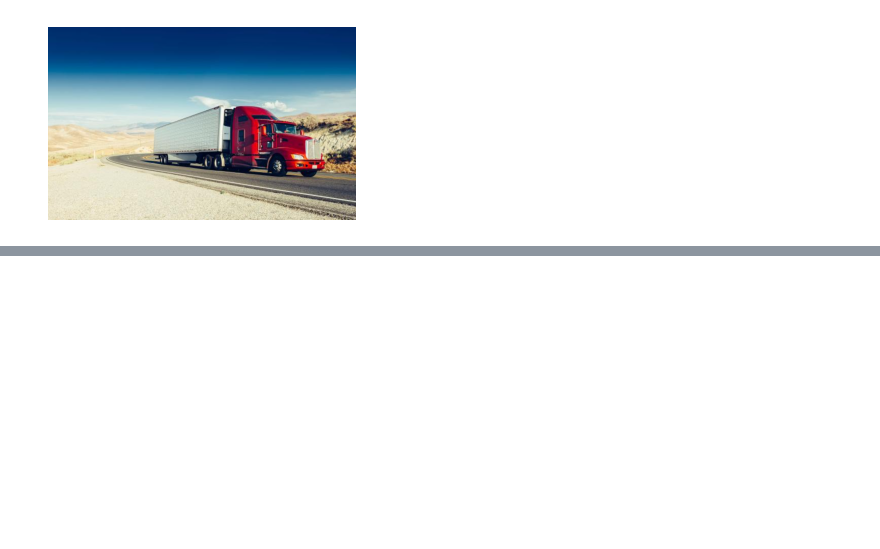
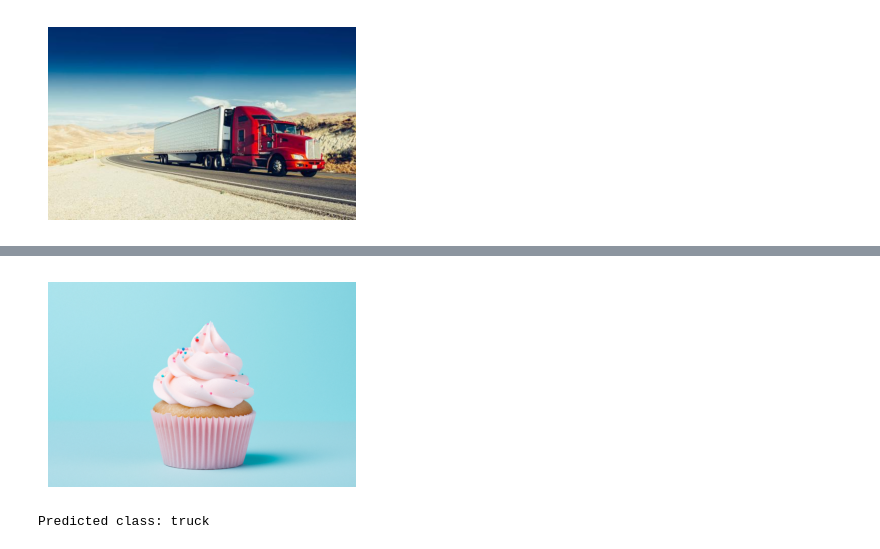
Before and after one commit to armandordorica/MIE1517_A1, a Jupyter notebook: Assignment_1_Bonus.ipynb, the cells around one changed output, grey strips where cells are left out. Drawn from its saved outputs; the diff is of its cells as text; code cells hidden in the pictures; blank space fills up the shorter version.

```diff
--- a/Assignment_1_Bonus.ipynb
+++ b/Assignment_1_Bonus.ipynb
@@ -577,9 +620,9 @@ def train_net(net, batch_size=64, learning_rate=0.01, num_epochs=30):
     np.savetxt("{}_val_err.csv".format(model_path), val_err)
     np.savetxt("{}_val_loss.csv".format(model_path), val_loss)
 
-large_net = LargeNet_multiclass()
-train_net(large_net, batch_size=64, learning_rate=0.001, num_epochs=50)
-plot_multiple_training_curves(['model_large_bs64_lr0.001_epoch49'],  ["LR=0.001 batch size 64 Large - chosen architecture with many epochs"])
+large_net_multiclass = LargeNet_multiclass()
+train_net(large_net_multiclass, batch_size=64, learning_rate=0.001, num_epochs=50)
+# plot_multiple_training_curves(['model_large_bs64_lr0.001_epoch49'],  ["LR=0.001 batch size 64 Large - chosen architecture with many epochs"])
 # %% [output]
 Files already downloaded and verified
 Files already downloaded and verified
@@ -602,0 +754,14 @@ Epoch 10: Train err: 0.14875, Train loss: 0.3429124616384506 |Validation err: 0.
+# %%
+
+image_path = "/content/drive/MyDrive/u of t/PhD/2023/MIE 1517 - Deep Learning/Assignments/A1/test_images/muffin1.jpg"  # replace with your local image's path
+image = load_local_image(image_path)
+
+display_image(image_path, width=4)
+
+label = predict_image_multiclass(large_net_multiclass, image)
+
+classes = ["car", "truck", "other"]  # Replace this list based on your actual classes
+print(f"Predicted class: {classes[label]}")
+# %% [output]
+[figure, added]
+Predicted class: truck
```
Also changed, not shown: parts of 15 cells of this notebook.
